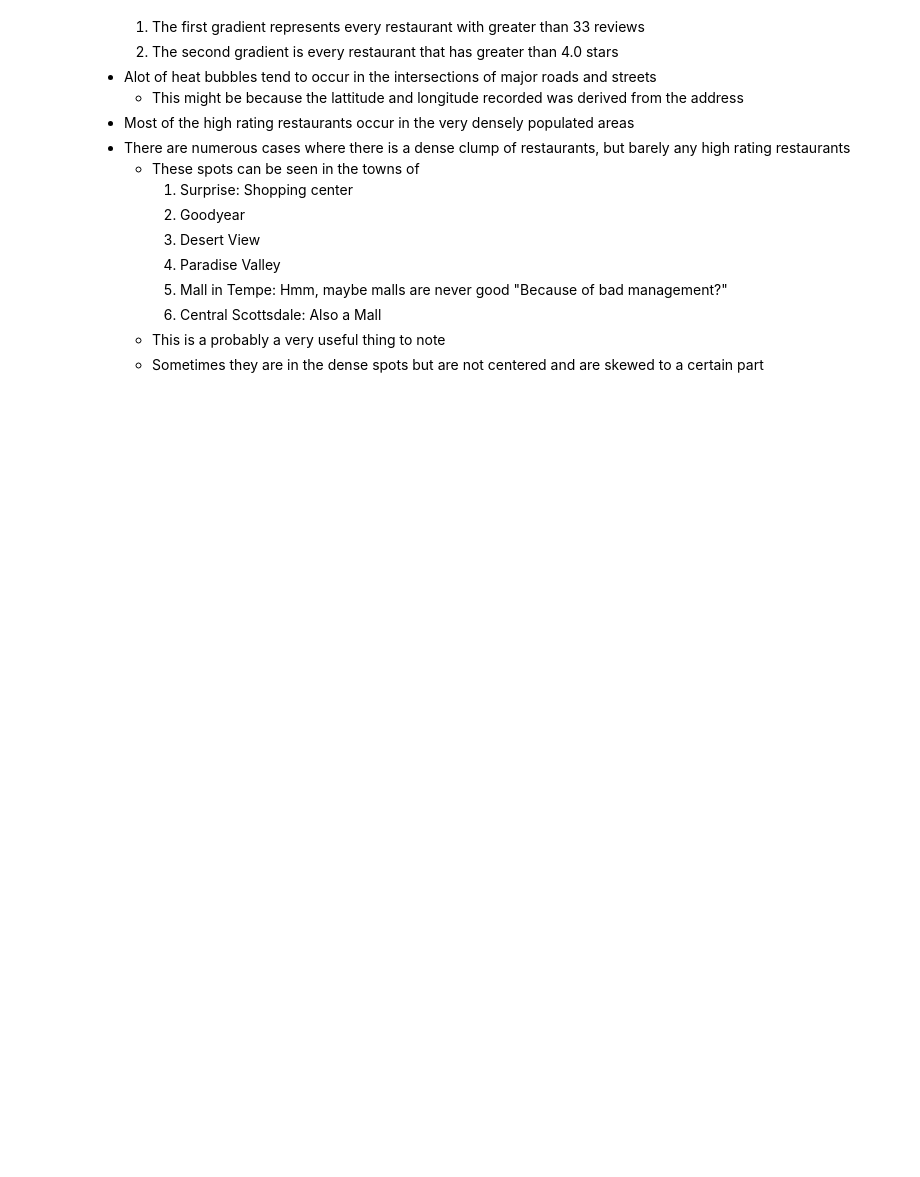
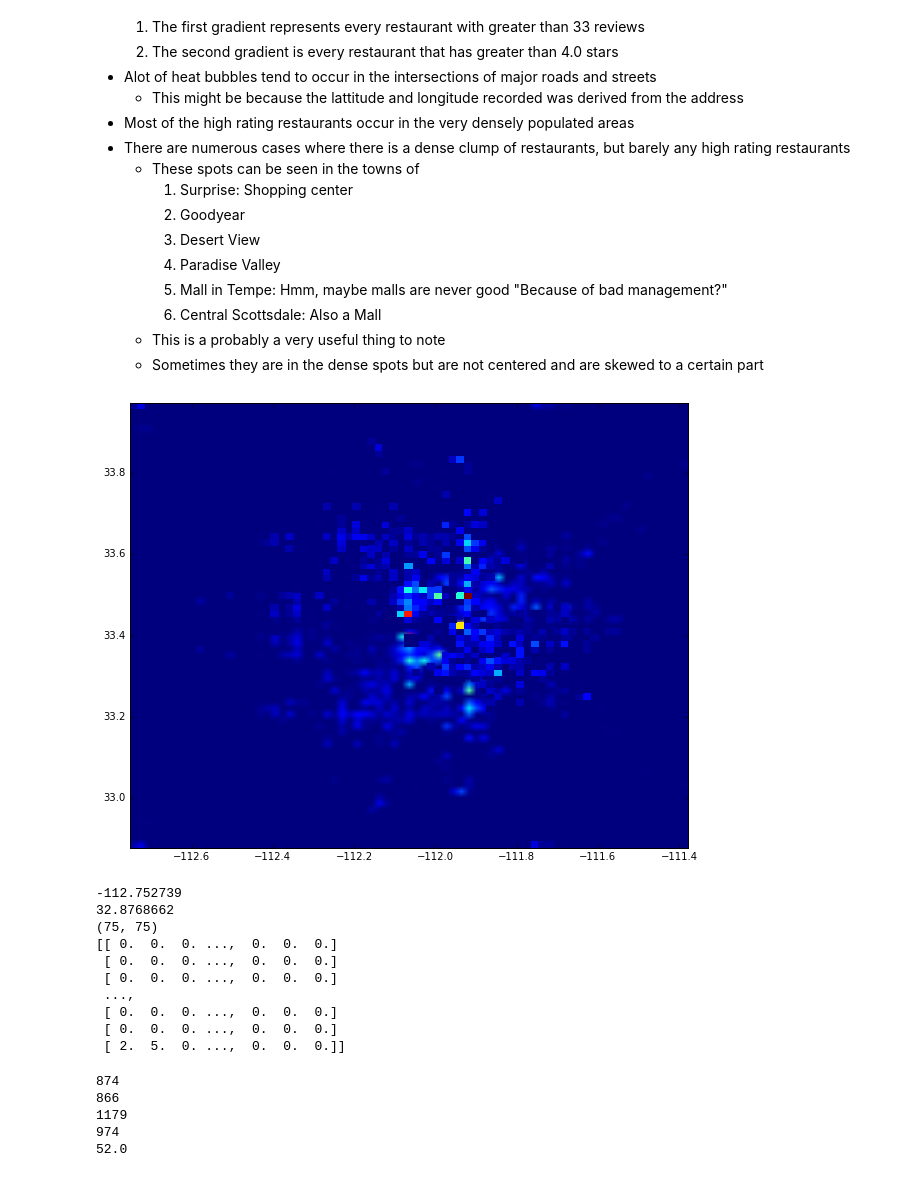
Before and after one commit to rbridges/yelp, a Jupyter notebook: explore_nicky.ipynb, the cells around one changed output. Cells and saved outputs as stored; diff of their text form; code cells hidden in the pictures; blank space fills up the shorter version.

```diff
--- a/explore_nicky.ipynb
+++ b/explore_nicky.ipynb
@@ -191,14 +191,18 @@ import numpy as np
 
 heat_data = []
 heat_data2 = []
+hdx = []
+hdy = []
 
 for index, row in rest_data_df.iterrows():
     if row['state'] == "AZ" and 'Restaurants' in row['categories'] and row['review_count'] > 33:
         heat_data.append([row['latitude'], row['longitude'], row['stars']])
 
 for index, row in rest_data_df.iterrows():
-    if row['state'] == "AZ" and 'Restaurants' in row['categories'] and row['stars'] > 4.0 and row['review_count'] > 33:
+    if row['state'] == "AZ" and 'Restaurants' in row['categories'] and row['stars'] >= 4.0 and row['review_count'] > 33:
         heat_data2.append([row['latitude'], row['longitude'], row['stars']])
+        hdx.append(row['longitude'])
+        hdy.append(row['latitude'])
 # %%
 import numpy as np
 
@@ -234,3 +236,73 @@ Notes after observing heat map above:
             <li>Sometimes they are in the dense spots but are not centered and are skewed to a certain part
         </ul>
 </ul>
+# %%
+%matplotlib inline
+
+from pylab import rcParams
+rcParams['figure.figsize'] = 10, 10
+
+import numpy as np
+import numpy.random
+import matplotlib.pyplot as plt
+
+heatmap, xedges, yedges = np.histogram2d(hdx, hdy, bins=75)
+extent = [xedges[0], xedges[-1], yedges[0], yedges[-1]]
+
+heatmap = np.rot90(heatmap)
+heatmap = np.flipud(heatmap)
+
+Hmasked = np.ma.masked_where(heatmap==0,heatmap)
+
+plt.clf()
+plt.pcolormesh(xedges, yedges, Hmasked)
+plt.imshow(heatmap, extent=extent)
+plt.show()
+
+print(min(hdx))
+print(min(hdy))
+print(heatmap.shape)
+print(heatmap)
+# %% [output]
+[figure, added]
+-112.752739
+32.8768662
+(75, 75)
+[[ 0.  0.  0. ...,  0.  0.  0.]
+ [ 0.  0.  0. ...,  0.  0.  0.]
+ [ 0.  0.  0. ...,  0.  0.  0.]
+ ...,
+ [ 0.  0.  0. ...,  0.  0.  0.]
+ [ 0.  0.  0. ...,  0.  0.  0.]
+ [ 2.  5.  0. ...,  0.  0.  0.]]
+# %%
+num_pcorrect = 0;
+num_pwrong = 0;
+
+num_dcorrect = 0;
+num_dwrong = 0;
+
+for index, row in rest_data_df.iterrows():
+    if row['state'] == "AZ" and 'Restaurants' in row['categories'] and row['review_count'] > 33:
+        if heatmap[int((row['longitude'] - min(hdx)) * (75 / (max(hdx) - min(hdx))) % 75), int((row['latitude'] - min(hdy)) * (75 / (max(hdy) - min(hdy))) % 75)] >= 0.1:
+            if row['stars'] >= 4.0:
+                num_pcorrect += 1;
+            else:
+                num_pwrong += 1;
+        else:
+            if row['stars'] < 4.0:
+                num_dcorrect += 1;
+            else:
+                num_dwrong += 1;
+
+print(num_pcorrect)
+print(num_pwrong)
+print(num_dcorrect)
+print(num_dwrong)
+print(np.amax(heatmap))
+# %% [output]
+874
+866
+1179
+974
+52.0
```
Also changed, not shown: parts of 4 cells of this notebook.
